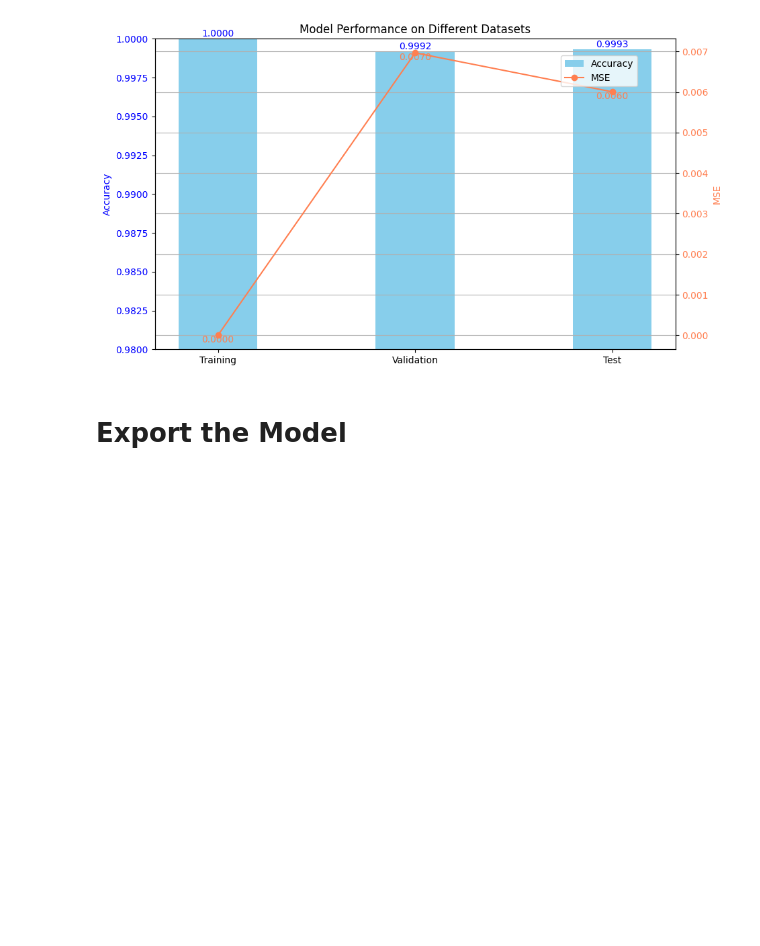
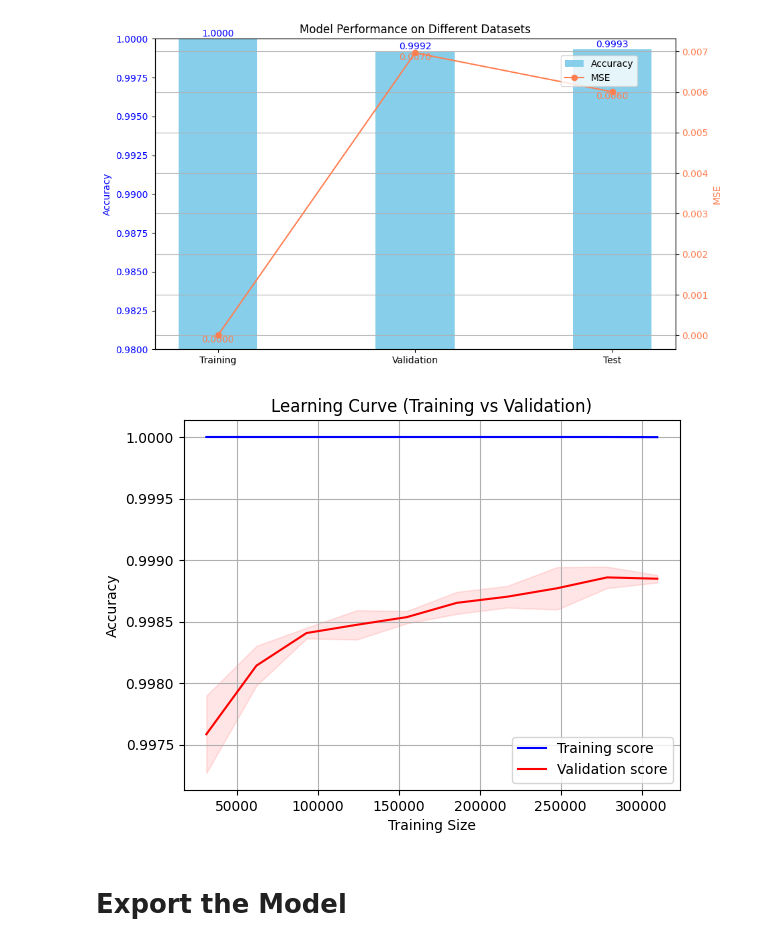
Before and after one commit to Insight-Syndicate/DSPL_GCW, a Jupyter notebook: Models/Random_Forest_Model.ipynb, the cells around one changed output. Cells and saved outputs as stored; diff of their text form; code cells hidden in the pictures; blank space fills up the shorter version.

Commit message:
Loss curve

```diff
--- a/Models/Random_Forest_Model.ipynb
+++ b/Models/Random_Forest_Model.ipynb
@@ -351,6 +351,39 @@ fig.legend(loc="upper right", bbox_to_anchor=(0.85, 0.85))
 plt.show()
 # %% [output]
 [figure]
+# %%
+import matplotlib.pyplot as plt
+from sklearn.model_selection import learning_curve
+import numpy as np
+
+# Generate learning curve data
+train_sizes, train_scores, validation_scores = learning_curve(
+    rfc_model, X_train, y_train, cv=3, n_jobs=-1,
+    train_sizes=np.linspace(0.1, 1.0, 10), scoring='accuracy'
+)
+
+# Calculate mean and standard deviation for train and validation scores
+train_mean = np.mean(train_scores, axis=1)
+train_std = np.std(train_scores, axis=1)
+val_mean = np.mean(validation_scores, axis=1)
+val_std = np.std(validation_scores, axis=1)
+
+# Plotting the learning curve
+plt.plot(train_sizes, train_mean, label="Training score", color="blue")
+plt.plot(train_sizes, val_mean, label="Validation score", color="red")
+
+# Fill the area between the mean +/- 1 std
+plt.fill_between(train_sizes, train_mean - train_std, train_mean + train_std, alpha=0.1, color="blue")
+plt.fill_between(train_sizes, val_mean - val_std, val_mean + val_std, alpha=0.1, color="red")
+
+plt.xlabel("Training Size")
+plt.ylabel("Accuracy")
+plt.title("Learning Curve (Training vs Validation)")
+plt.legend(loc="best")
+plt.grid(True)
+plt.show()
+# %% [output]
+[figure, added]
 # %% [markdown]
 # Export the Model
 # %%
```
Also changed, not shown: parts of 2 cells of this notebook.
